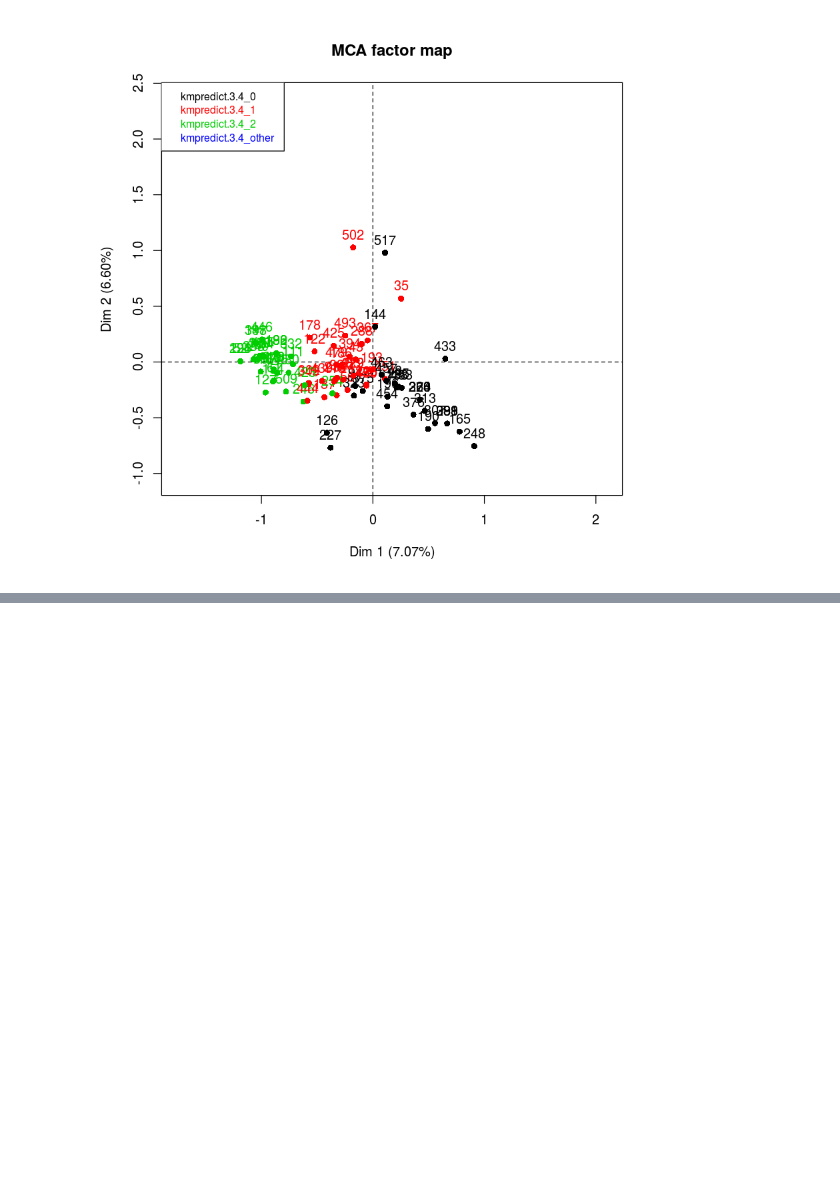
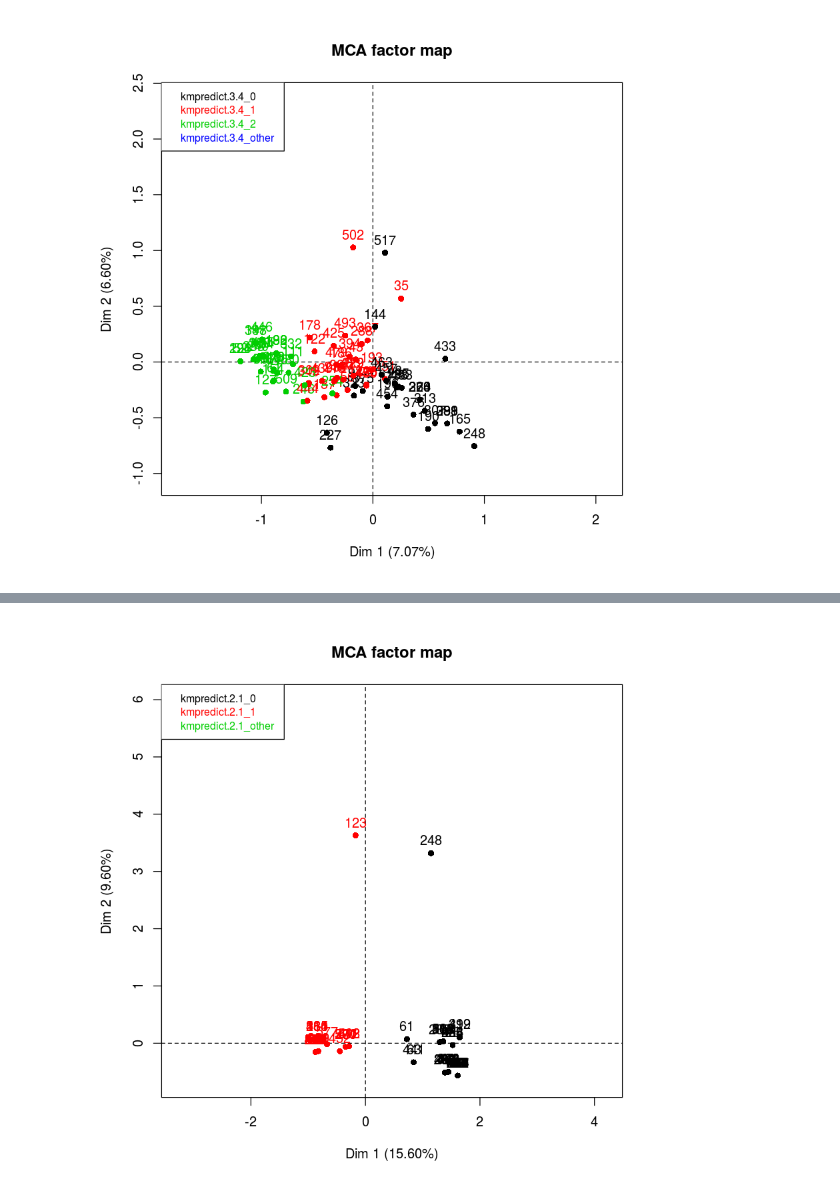
Before and after one commit to ilay32/wals-project, a Jupyter notebook: true-clusters.ipynb, the cells around one changed output, grey strips where cells are left out. Cells and saved outputs as stored; diff of their text form; code cells hidden in the pictures; blank space fills up the shorter version.

```diff
--- a/true-clusters.ipynb
+++ b/true-clusters.ipynb
@@ -72,0 +131,4 @@ plot(mca1$mca,choix="ind",habillage="kmpredict.3.4",invisible=c("var","quali.sup
+# %%
+plot(mca3,choix="ind",habillage="kmpredict.2.1",invisible=c("var","quali.sup"),select=knownids,unselect=1)
+# %% [output]
+[figure, added]
```
Also changed, not shown: parts of 11 cells of this notebook, 6 other files.
